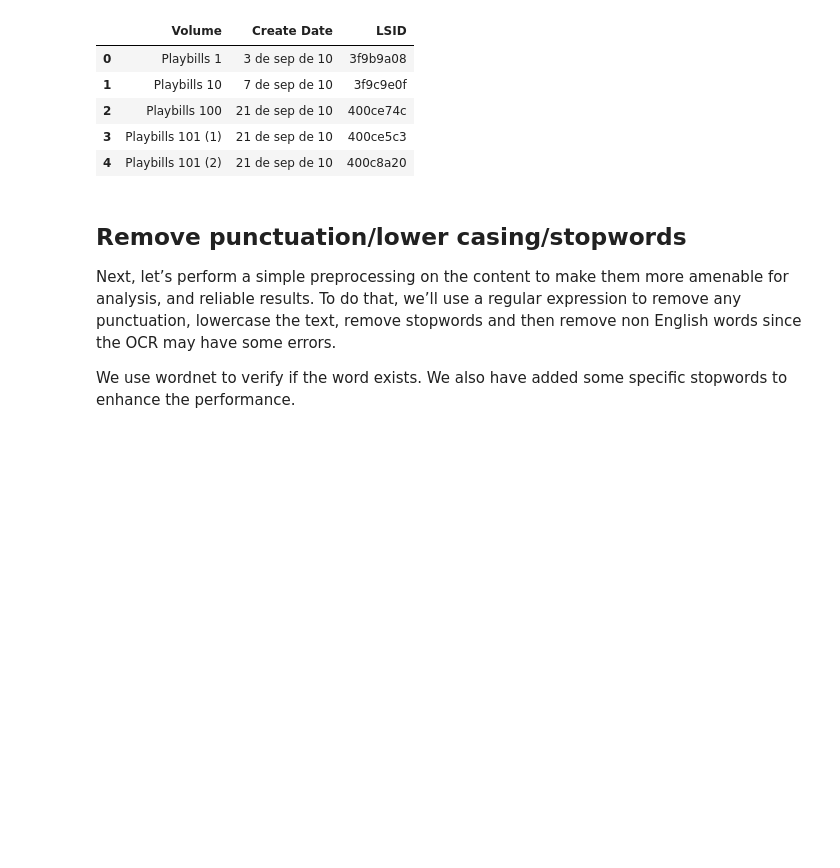
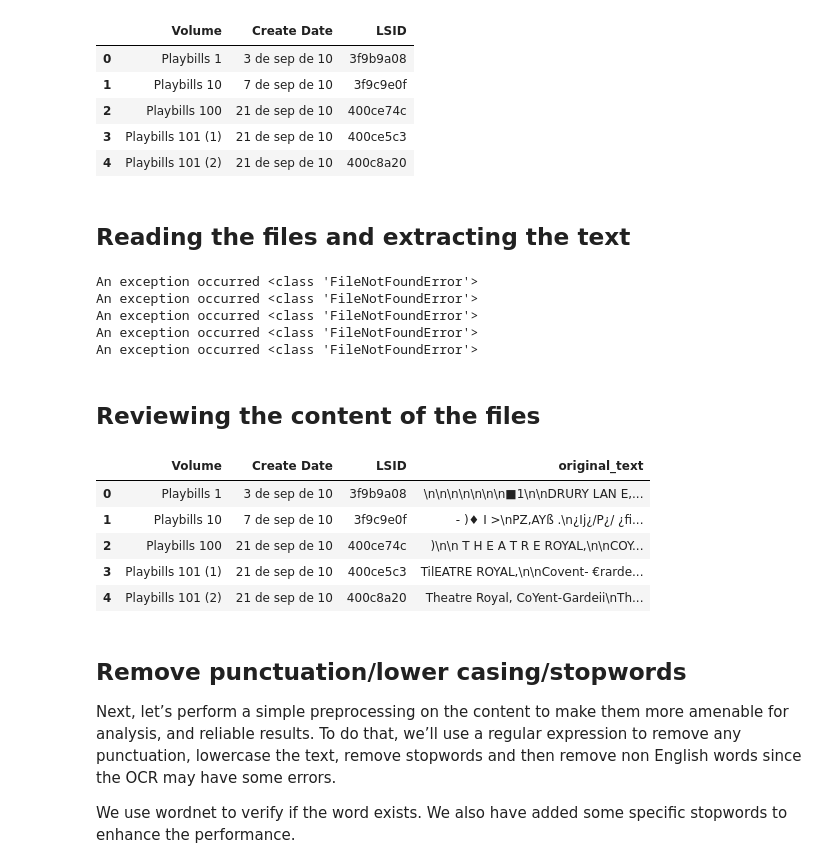
Before and after one commit to hibernator11/notebook-texts-metadata, a Jupyter notebook: topic-modeling-billing.ipynb, the cells around one changed output. Saved outputs shown, nothing was run; the diff lists cells and outputs as text; code cells hidden in the pictures; blank space fills up the shorter version.

```diff
--- a/topic-modeling-billing.ipynb
+++ b/topic-modeling-billing.ipynb
@@ -57,6 +57,38 @@ playbills.head()
 | 2 | Playbills 100 | 21 de sep de 10 | 400ce74c |
 | 3 | Playbills 101 (1) | 21 de sep de 10 | 400ce5c3 |
 | 4 | Playbills 101 (2) | 21 de sep de 10 | 400c8a20 |
+# %% [markdown]
+## Reading the files and extracting the text
+# %%
+for index,row in playbills.iterrows():
+
+    try:
+        file = "playbills-ocr-text/lsidyv"+ row['LSID'] +".txt";
+        f = open(file, "r")
+        text = f.read()
+
+        playbills.loc[index, 'original_text'] = text
+
+    except:
+        print("An exception occurred", sys.exc_info()[0])
+        playbills.loc[index, 'original_text'] = ''
+# %% [output]
+An exception occurred <class 'FileNotFoundError'>
+An exception occurred <class 'FileNotFoundError'>
+An exception occurred <class 'FileNotFoundError'>
+An exception occurred <class 'FileNotFoundError'>
+An exception occurred <class 'FileNotFoundError'>
+# %% [markdown]
+## Reviewing the content of the files
+# %%
+playbills.head()
+# %% [output]
+|  | Volume | Create Date | LSID | original_text |
+| 0 | Playbills 1 | 3 de sep de 10 | 3f9b9a08 | ﻿\n\n\n\n\n\n\n■1\n\nDRURY LAN E,... |
+| 1 | Playbills 10 | 7 de sep de 10 | 3f9c9e0f | ﻿- )♦ I >\nPZ,AYß .\n¿Ij¿/P¿/ ¿fi... |
+| 2 | Playbills 100 | 21 de sep de 10 | 400ce74c | )\n\n T H E A T R E ROYAL,\n\nCOY... |
+| 3 | Playbills 101 (1) | 21 de sep de 10 | 400ce5c3 | TilEATRE ROYAL,\n\nCovent- €rarde... |
+| 4 | Playbills 101 (2) | 21 de sep de 10 | 400c8a20 | Theatre Royal, CoYent-Gardeii\nTh... |
 # %% [markdown]
 ## Remove punctuation/lower casing/stopwords
 
```
Also changed, not shown: parts of 30 cells of this notebook, 2 other files.
